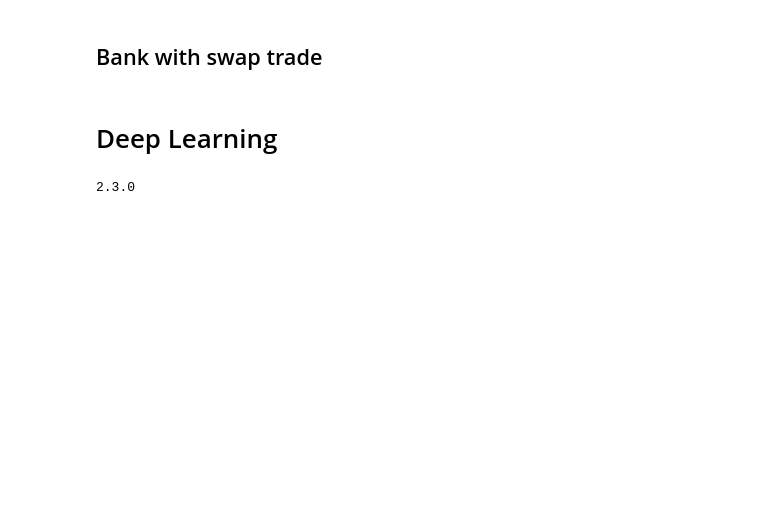
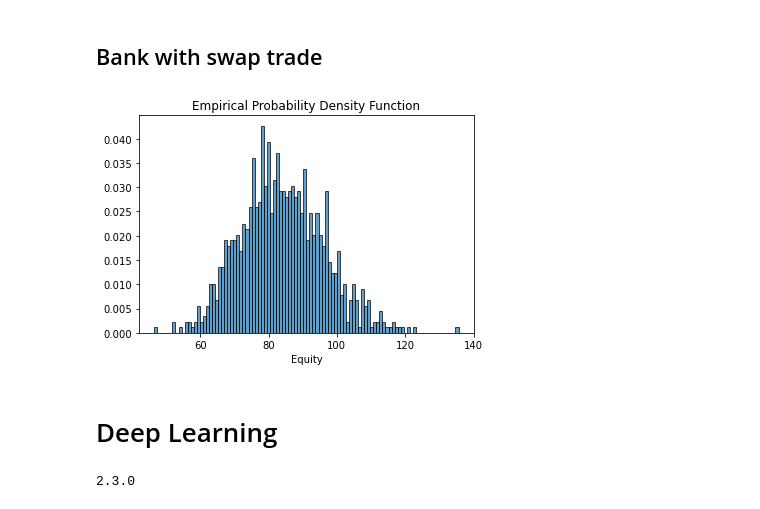
Before and after one commit to alexarntzen/deep-swap-optimization, a Jupyter notebook: DeepAssetManagement_HSY.ipynb, the cells around one changed output. Cells and saved outputs as stored; diff of their text form; code cells hidden in the pictures; blank space fills up the shorter version.

```diff
--- a/DeepAssetManagement_HSY.ipynb
+++ b/DeepAssetManagement_HSY.ipynb
@@ -229,12 +231,14 @@ def benchmark_swap(nRoutines=nValidation):
 
     return output
 # %%
-# output_benchmark_swap = benchmark_swap()
-# helper = output_benchmark_swap[:,-1]-L0
-# plt.hist(helper,bins=100,density=True,edgecolor='black',alpha=0.7)
-# plt.title('Empirical Probability Density Function')
-# plt.xlabel('Equity')
-# plt.show()
+output_benchmark_swap = benchmark_swap()
+helper = output_benchmark_swap[:,-1]-L0
+plt.hist(helper,bins=100,density=True,edgecolor='black',alpha=0.7)
+plt.title('Empirical Probability Density Function')
+plt.xlabel('Equity')
+plt.show()
+# %% [output]
+[figure, added]
 # %% [markdown]
 # Deep Learning
 # %%
```
Also changed, not shown: parts of 11 cells of this notebook, 1 other file.
